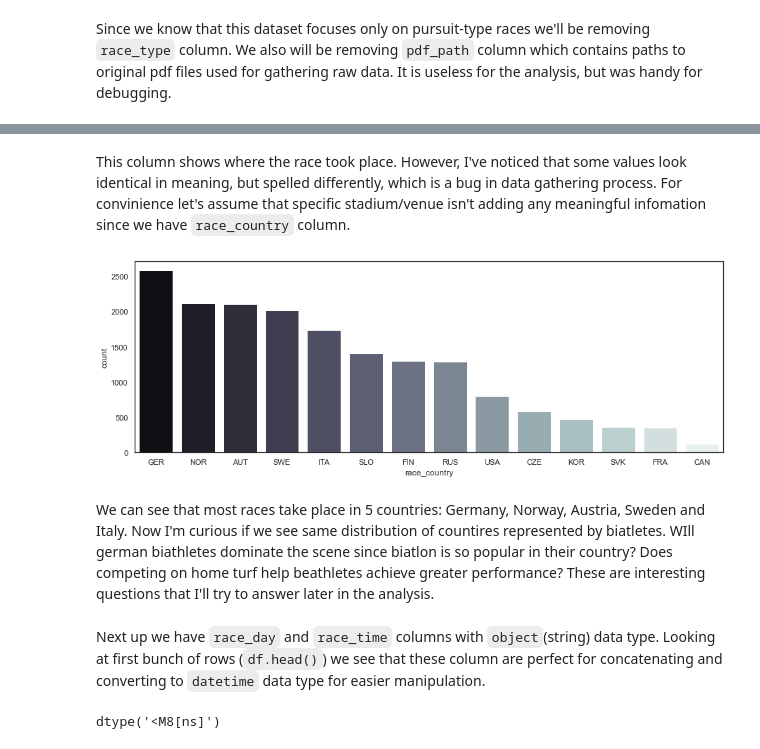
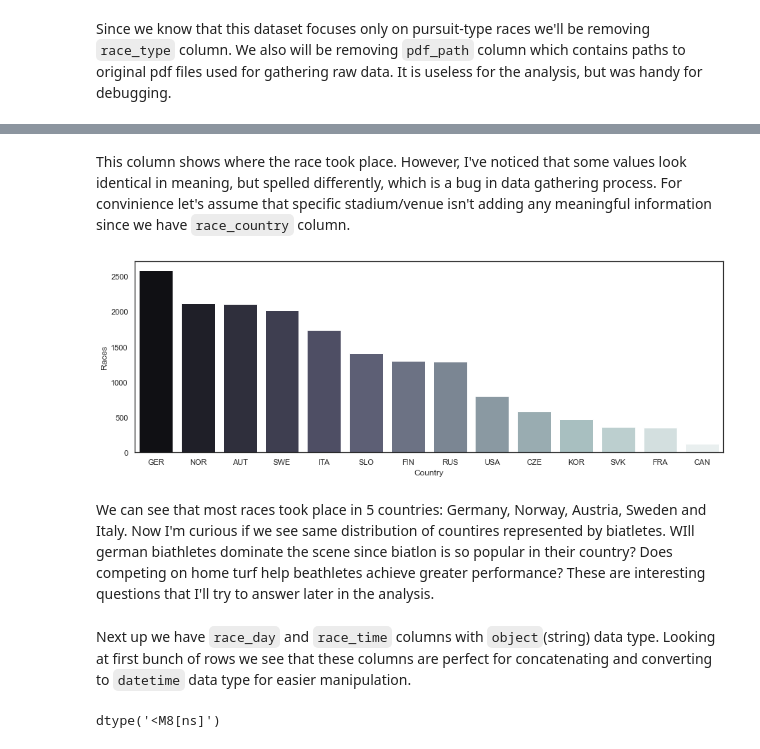
Before and after one commit to iliakhrenov/biathlon_data_analysis, a Jupyter notebook: EDA.ipynb, the cells around one changed output, grey strips where cells are left out. Saved outputs shown, nothing was run; the diff lists cells and outputs as text; code cells hidden in the pictures.

```diff
--- a/EDA.ipynb
+++ b/EDA.ipynb
@@ -109,16 +102,18 @@ Name: race_location, dtype: int64
 # %% [markdown]
-This column shows where the race took place. However, I've noticed that some values look identical in meaning, but spelled differently, which is a bug in data gathering process. For convinience let's assume that specific stadium/venue isn't adding any meaningful infomation since we have `race_country` column.
+This column shows where the race took place. However, I've noticed that some values look identical in meaning, but spelled differently, which is a bug in data gathering process. For convinience let's assume that specific stadium/venue isn't adding any meaningful information since we have `race_country` column.
 # %%
 sns.countplot(x=df['race_country'],
               palette='bone',
               order=df['race_country'].value_counts().index
-             );
+             )
+plt.xlabel('Country')
+plt.ylabel('Races');
 # %% [output]
-[figure, old version]
+[figure, new version]
 # %% [markdown]
-We can see that most races take place in 5 countries: Germany, Norway, Austria, Sweden and Italy. Now I'm curious if we see same distribution of countires represented by biatletes. WIll german biathletes dominate the scene since biatlon is so popular in their country? Does competing on home turf help beathletes achieve greater performance? These are interesting questions that I'll try to answer later in the analysis.
+We can see that most races took place in 5 countries: Germany, Norway, Austria, Sweden and Italy. Now I'm curious if we see same distribution of countires represented by biatletes. WIll german biathletes dominate the scene since biatlon is so popular in their country? Does competing on home turf help beathletes achieve greater performance? These are interesting questions that I'll try to answer later in the analysis.
 # %% [markdown]
-Next up we have `race_day` and `race_time` columns with `object`(string) data type. Looking at first bunch of rows (`df.head()`) we see that these column are perfect for concatenating and converting to `datetime` data type for easier manipulation.
+Next up we have `race_day` and `race_time` columns with `object`(string) data type. Looking at first bunch of rows we see that these columns are perfect for concatenating and converting to `datetime` data type for easier manipulation.
 # %%
 df['race_datetime'] = pd.to_datetime(df['race_day'] + ' ' +  df['race_time'])
 df.drop(columns=['race_day', 'race_time'], inplace=True)
```
Also changed, not shown: parts of 43 cells of this notebook.
